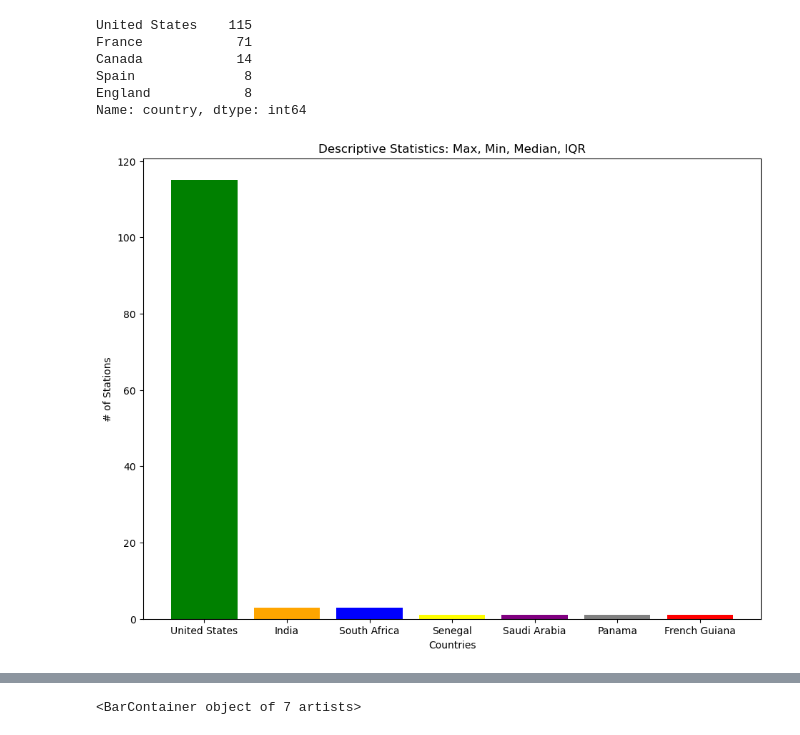
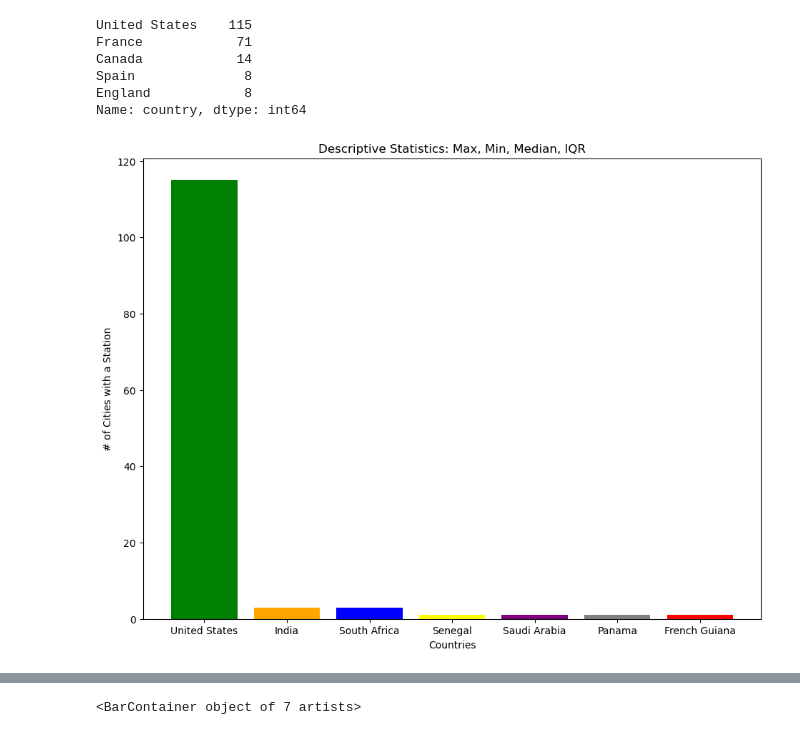
Before and after one commit to JaimeVRodriguez/transit_systems_of_word_eda, a Jupyter notebook: notebooks/testing.ipynb, the cells around one changed output, grey strips where cells are left out. Saved outputs shown, nothing was run; the diff lists cells and outputs as text; code cells hidden in the pictures.

Commit message:
Updated IQR plot y axis.

```diff
--- a/notebooks/testing.ipynb
+++ b/notebooks/testing.ipynb
@@ -156,35 +156,35 @@ q3b_country = ranked_countries.iloc[18]
 q3b_country_name = ranked_countries.index[18]
 
 
 q1a_country = ranked_countries.iloc[-18]
 q1a_country_name = ranked_countries.index[-18]
 
 q1b_country = ranked_countries.iloc[-19]
 q1b_country_name = ranked_countries.index[-19]
 
 countries = [
     top_country_name, q3a_country_name,
     q3b_country_name, median_country_name,
     q1a_country_name, q1b_country_name,
     bottom_country_name]
 
 values = [
     top_country, q3a_country,
     q3b_country, median_country,
     q1a_country, q1b_country,
     bottom_country
 ]
 
 fig, ax = plt.subplots()
 c = ['green', 'orange', 'blue', 'yellow', 'purple', 'grey', 'red']
 ax.bar(countries, values, color = c)
 ax.set_title("Descriptive Statistics: Max, Min, Median, IQR")
-ax.set_ylabel("# of Stations")
+ax.set_ylabel("# of Cities with a Station")
 ax.set_xlabel("Countries")
 fig.tight_layout()
 fig.set_size_inches(10,8)
 # %% [output]
-[figure, old version]
+[figure, new version]
 # %%
 united_states = cities[cities["country"] == "United States"]
 
```
Also changed, not shown: parts of 1 cell of this notebook, 1 other file.
